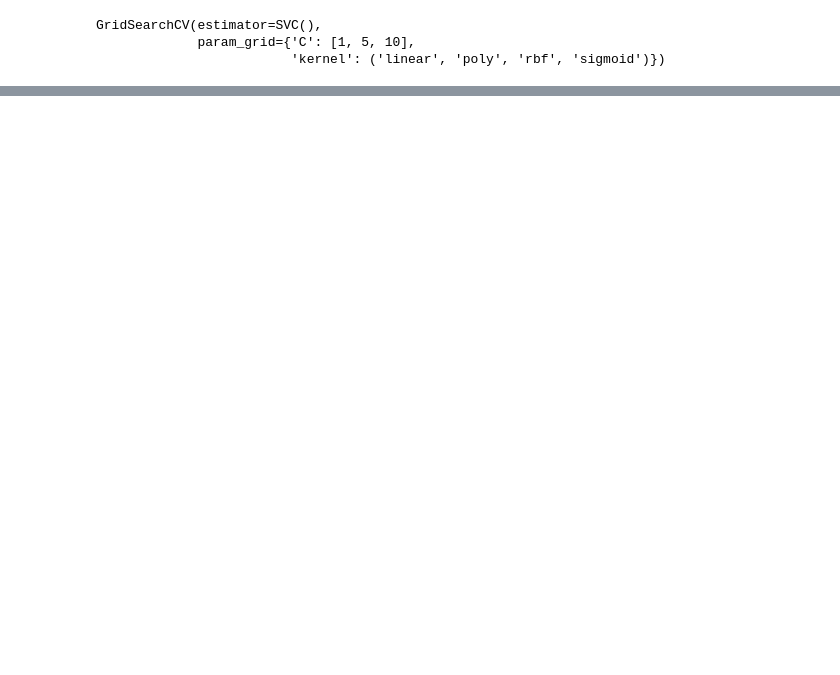
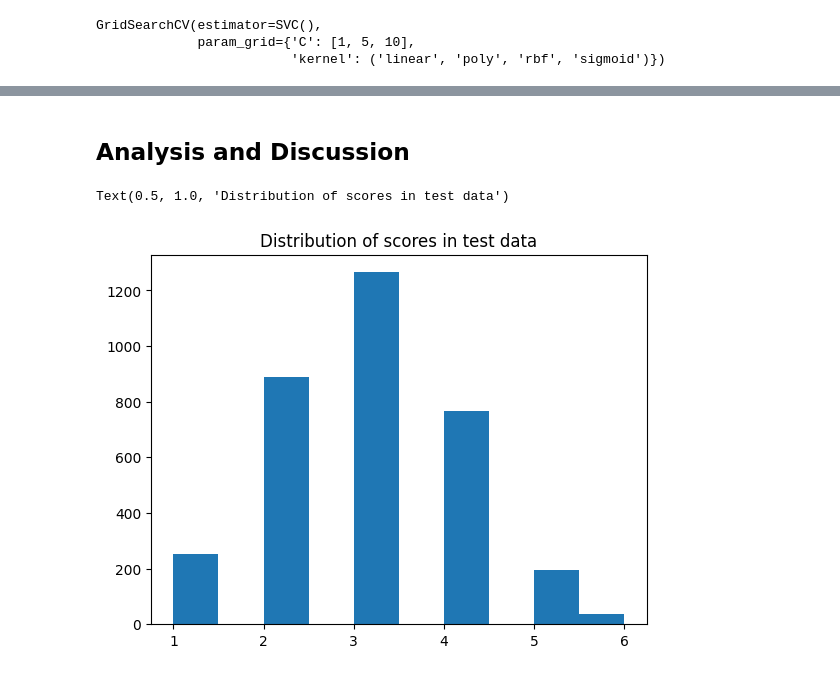
Before and after one commit to scottjaymsu/NLP-Autograder, a Jupyter notebook: svm_model.ipynb, the cells around one changed output, grey strips where cells are left out. Drawn from its saved outputs; the diff is of its cells as text; code cells hidden in the pictures; blank space fills up the shorter version.

```diff
--- a/svm_model.ipynb
+++ b/svm_model.ipynb
@@ -86,0 +245,9 @@ Final test score 0.554858934169279
+# %% [markdown]
+## Analysis and Discussion
+# %%
+#let's see the distribution of the test data
+plt.hist(y_test)
+plt.title("Distribution of scores in test data")
+# %% [output]
+Text(0.5, 1.0, 'Distribution of scores in test data')
+[figure, added]
```
Also changed, not shown: parts of 35 cells of this notebook.
